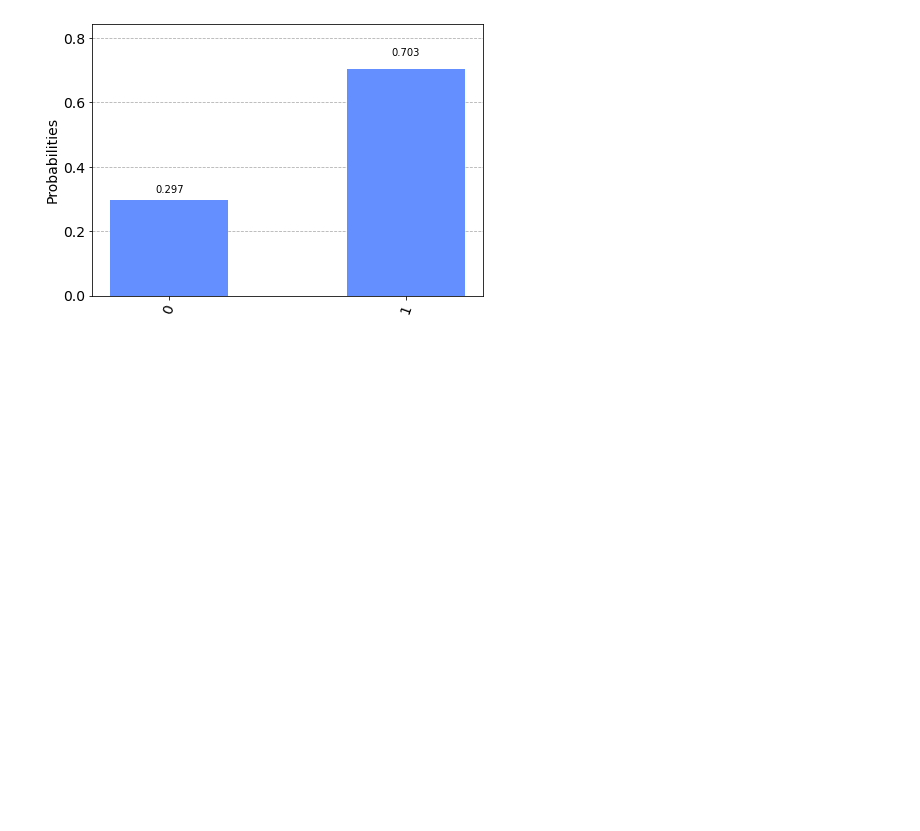
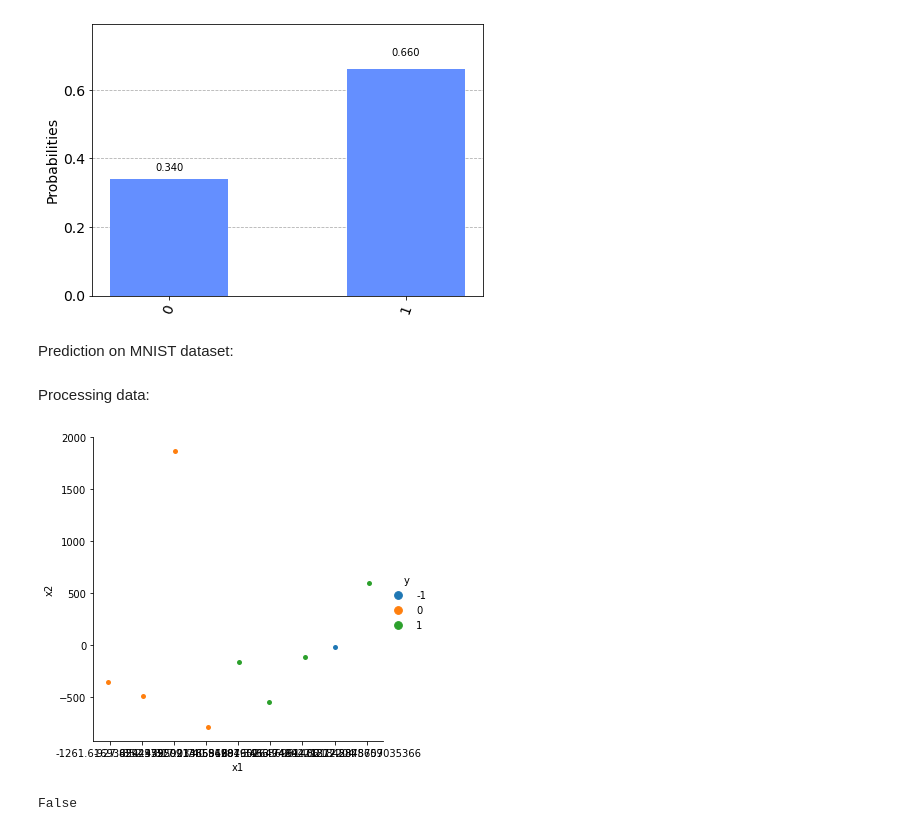
Before and after one commit to andrewliu2001/quantum-ensemble, a Jupyter notebook: test_run.ipynb, the cells around one changed output. Cells and saved outputs as stored; diff of their text form; code cells hidden in the pictures; blank space fills up the shorter version.

```diff
--- a/test_run.ipynb
+++ b/test_run.ipynb
@@ -165,5 +187,7 @@ circ.draw(output = 'mpl')
 # %%
 # train and predict
-plot_histogram(execute(circ, Aer.get_backend('qasm_simulator'), shots=2000).result().get_counts())
+plot_histogram(execute(circ, Aer.get_backend('qasm_simulator'), shots=50).result().get_counts())
 # %% [output]
-[figure, old version]
+[figure, new version]
+# %% [markdown]
+Prediction on MNIST dataset:
@@ -169,0 +198,2 @@ plot_histogram(execute(circ, Aer.get_backend('qasm_simulator'), shots=2000).resu
+# %% [markdown]
+Processing data:
@@ -169,0 +261,9 @@ plot_histogram(execute(circ, Aer.get_backend('qasm_simulator'), shots=2000).resu
+# %%
+i = 10
+plot_data(train_X, train_y, test_X[i])
+# %% [output]
+[figure, added]
+# %%
+test_y[i]
+# %% [output]
+False
```
Also changed, not shown: parts of 13 cells of this notebook, 3 other files.
